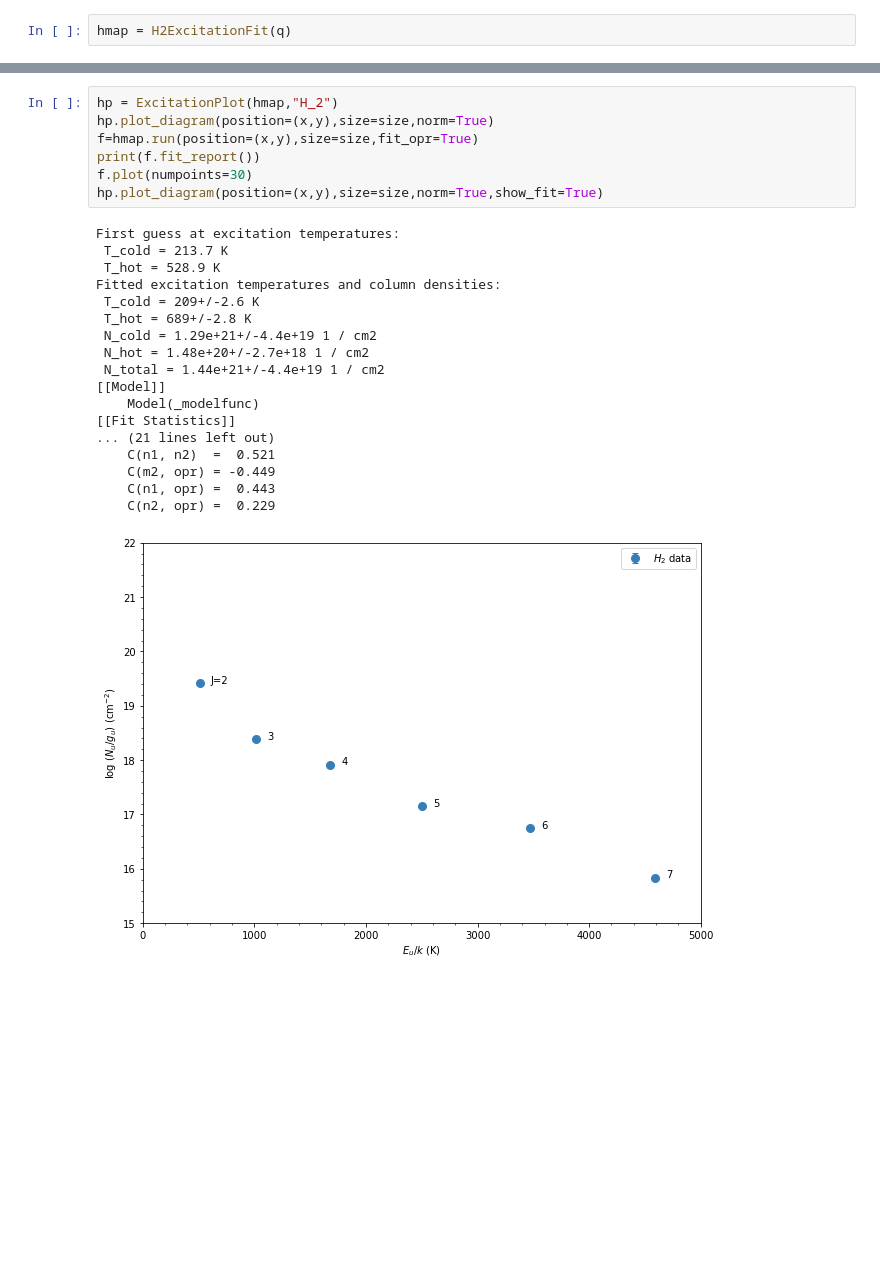
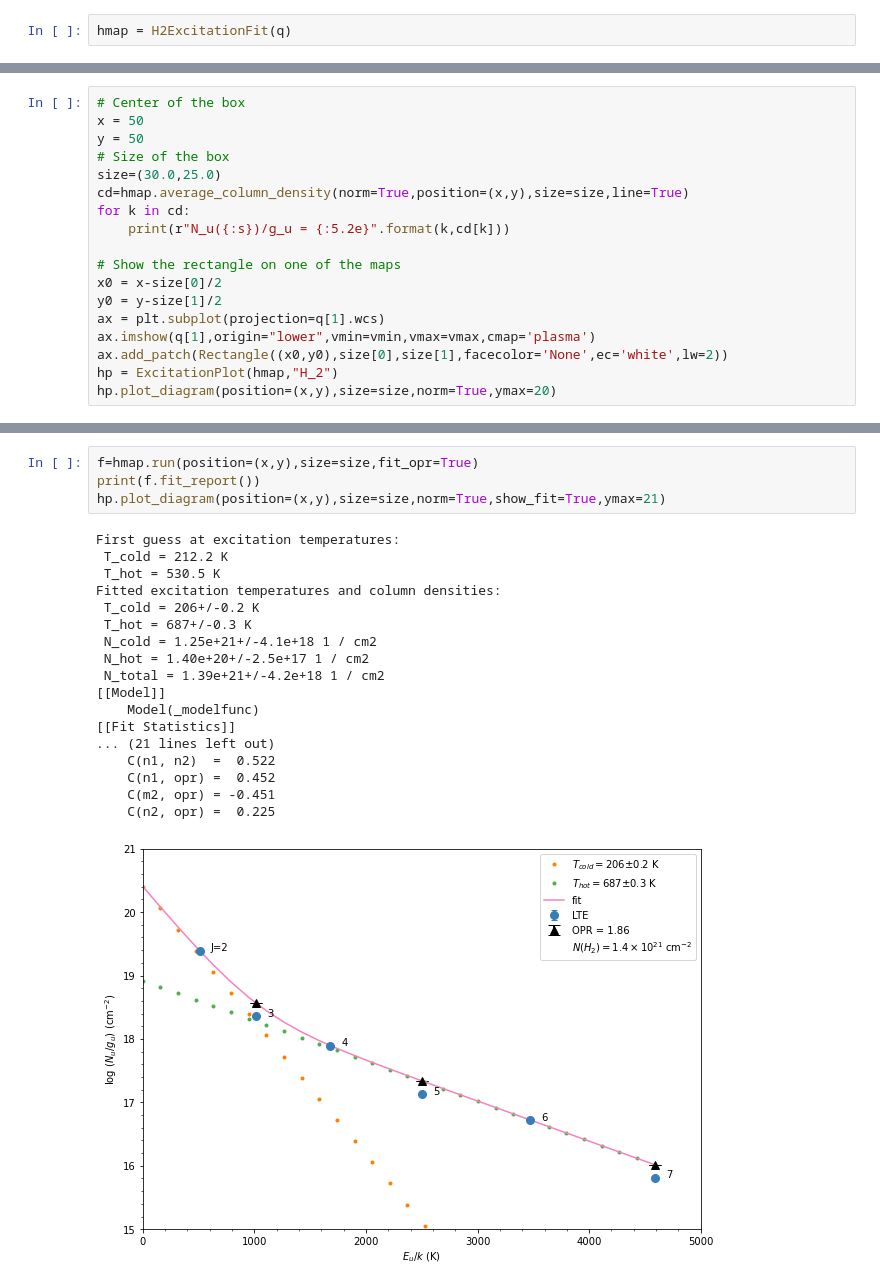
Before and after one commit to mpound/pdrtpy-nb, a Jupyter notebook: notebooks/PDRT_Example_H2_Excitation.ipynb, the cells around one changed output, grey strips where cells are left out. Drawn from its saved outputs; the diff is of its cells as text; blank space fills up the shorter version.

```diff
--- a/notebooks/PDRT_Example_H2_Excitation.ipynb
+++ b/notebooks/PDRT_Example_H2_Excitation.ipynb
@@ -237,0 +285,18 @@ H200S5 6.895e+15 +/- 2.393e+13 1 / cm2
+# %%
+# Center of the box
+x = 50
+y = 50
+# Size of the box
+size=(30.0,25.0)
+cd=hmap.average_column_density(norm=True,position=(x,y),size=size,line=True)
+for k in cd:
+    print(r"N_u({:s})/g_u = {:5.2e}".format(k,cd[k]))
+
+# Show the rectangle on one of the maps
+x0 = x-size[0]/2
+y0 = y-size[1]/2
+ax = plt.subplot(projection=q[1].wcs)
+ax.imshow(q[1],origin="lower",vmin=vmin,vmax=vmax,cmap='plasma')
+ax.add_patch(Rectangle((x0,y0),size[0],size[1],facecolor='None',ec='white',lw=2))
+hp = ExcitationPlot(hmap,"H_2")
+hp.plot_diagram(position=(x,y),size=size,norm=True,ymax=20)
@@ -238,26 +314,23 @@ H200S5 6.895e+15 +/- 2.393e+13 1 / cm2
 # %%
-hp = ExcitationPlot(hmap,"H_2")
-hp.plot_diagram(position=(x,y),size=size,norm=True)
 f=hmap.run(position=(x,y),size=size,fit_opr=True)
 print(f.fit_report())
-f.plot(numpoints=30)
-hp.plot_diagram(position=(x,y),size=size,norm=True,show_fit=True)
+hp.plot_diagram(position=(x,y),size=size,norm=True,show_fit=True,ymax=21)
 # %% [output]
 First guess at excitation temperatures:
- T_cold = 213.7 K
- T_hot = 528.9 K
+ T_cold = 212.2 K
+ T_hot = 530.5 K
 Fitted excitation temperatures and column densities:
- T_cold = 209+/-2.6 K
- T_hot = 689+/-2.8 K
- N_cold = 1.29e+21+/-4.4e+19 1 / cm2
- N_hot = 1.48e+20+/-2.7e+18 1 / cm2
- N_total = 1.44e+21+/-4.4e+19 1 / cm2
+ T_cold = 206+/-0.2 K
+ T_hot = 687+/-0.3 K
+ N_cold = 1.25e+21+/-4.1e+18 1 / cm2
+ N_hot = 1.40e+20+/-2.5e+17 1 / cm2
+ N_total = 1.39e+21+/-4.2e+18 1 / cm2
 [[Model]]
     Model(_modelfunc)
 [[Fit Statistics]]
 ... (21 lines left out)
-    C(n1, n2)  =  0.521
-    C(m2, opr) = -0.449
-    C(n1, opr) =  0.443
-    C(n2, opr) =  0.229
+    C(n1, n2)  =  0.522
+    C(n1, opr) =  0.452
+    C(m2, opr) = -0.451
+    C(n2, opr) =  0.225
-[figure, old version]
+[figure, new version]
```
Also changed, not shown: parts of 42 cells of this notebook.
